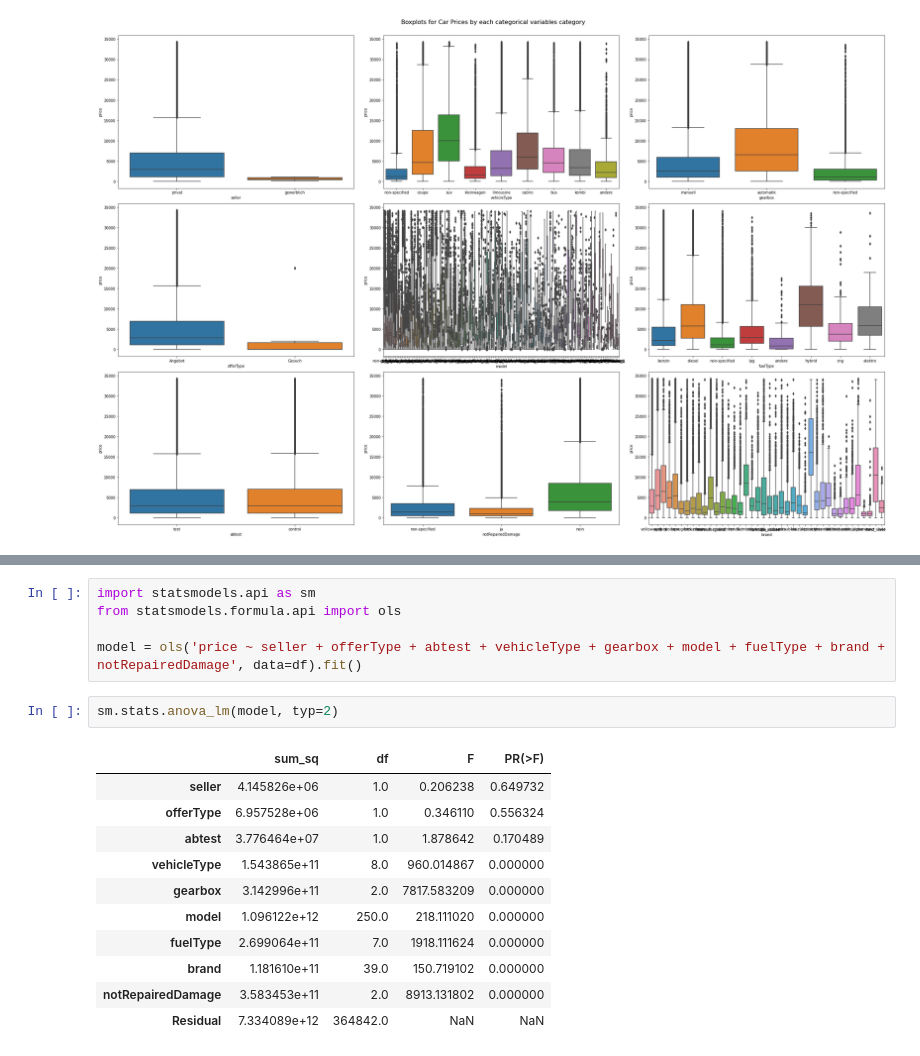
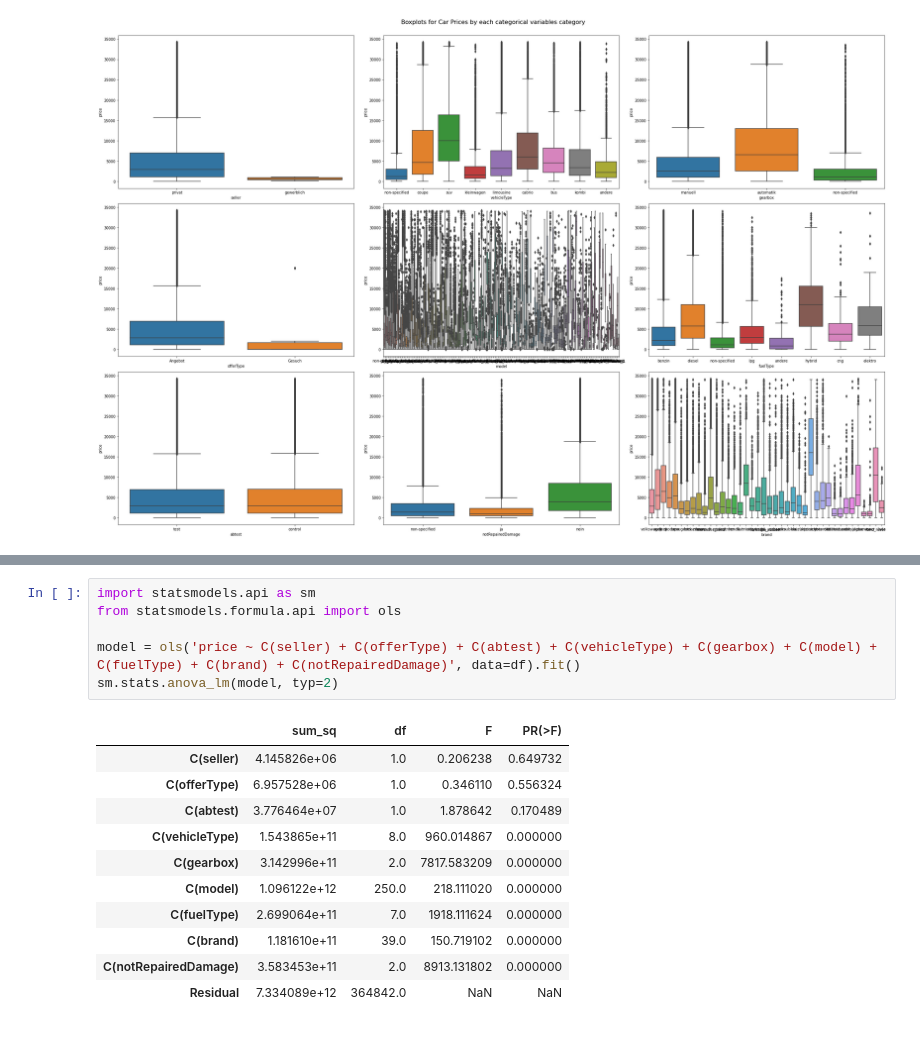
Before and after one commit to pedroharaujo/used-cars-price-prediction, a Jupyter notebook: data-etl.ipynb, the cells around one changed output, grey strips where cells are left out. Drawn from its saved outputs; the diff is of its cells as text.

```diff
--- a/data-etl.ipynb
+++ b/data-etl.ipynb
@@ -283,19 +294,18 @@ plt.subplots_adjust(top=0.95)
 # %%
 import statsmodels.api as sm
 from statsmodels.formula.api import ols
 
-model = ols('price ~ seller + offerType + abtest + vehicleType + gearbox + model + fuelType + brand + notRepairedDamage', data=df).fit()
+model = ols('price ~ C(seller) + C(offerType) + C(abtest) + C(vehicleType) + C(gearbox) + C(model) + C(fuelType) + C(brand) + C(notRepairedDamage)', data=df).fit()
+sm.stats.anova_lm(model, typ=2)
+# %% [output]
+|  | sum_sq | df | F | PR(>F) |
+| C(seller) | 4.145826e+06 | 1.0 | 0.206238 | 0.649732 |
+| C(offerType) | 6.957528e+06 | 1.0 | 0.346110 | 0.556324 |
+| C(abtest) | 3.776464e+07 | 1.0 | 1.878642 | 0.170489 |
+| C(vehicleType) | 1.543865e+11 | 8.0 | 960.014867 | 0.000000 |
+| C(gearbox) | 3.142996e+11 | 2.0 | 7817.583209 | 0.000000 |
+| C(model) | 1.096122e+12 | 250.0 | 218.111020 | 0.000000 |
+| C(fuelType) | 2.699064e+11 | 7.0 | 1918.111624 | 0.000000 |
+| C(brand) | 1.181610e+11 | 39.0 | 150.719102 | 0.000000 |
+| C(notRepairedDamage) | 3.583453e+11 | 2.0 | 8913.131802 | 0.000000 |
+| Residual | 7.334089e+12 | 364842.0 | NaN | NaN |
-# %%
-sm.stats.anova_lm(model, typ=2)
-# %% [output]
-|  | sum_sq | df | F | PR(>F) |
-| seller | 4.145826e+06 | 1.0 | 0.206238 | 0.649732 |
-| offerType | 6.957528e+06 | 1.0 | 0.346110 | 0.556324 |
-| abtest | 3.776464e+07 | 1.0 | 1.878642 | 0.170489 |
-| vehicleType | 1.543865e+11 | 8.0 | 960.014867 | 0.000000 |
-| gearbox | 3.142996e+11 | 2.0 | 7817.583209 | 0.000000 |
-| model | 1.096122e+12 | 250.0 | 218.111020 | 0.000000 |
-| fuelType | 2.699064e+11 | 7.0 | 1918.111624 | 0.000000 |
-| brand | 1.181610e+11 | 39.0 | 150.719102 | 0.000000 |
-| notRepairedDamage | 3.583453e+11 | 2.0 | 8913.131802 | 0.000000 |
-| Residual | 7.334089e+12 | 364842.0 | NaN | NaN |
```
Also changed, not shown: parts of 5 cells of this notebook.
